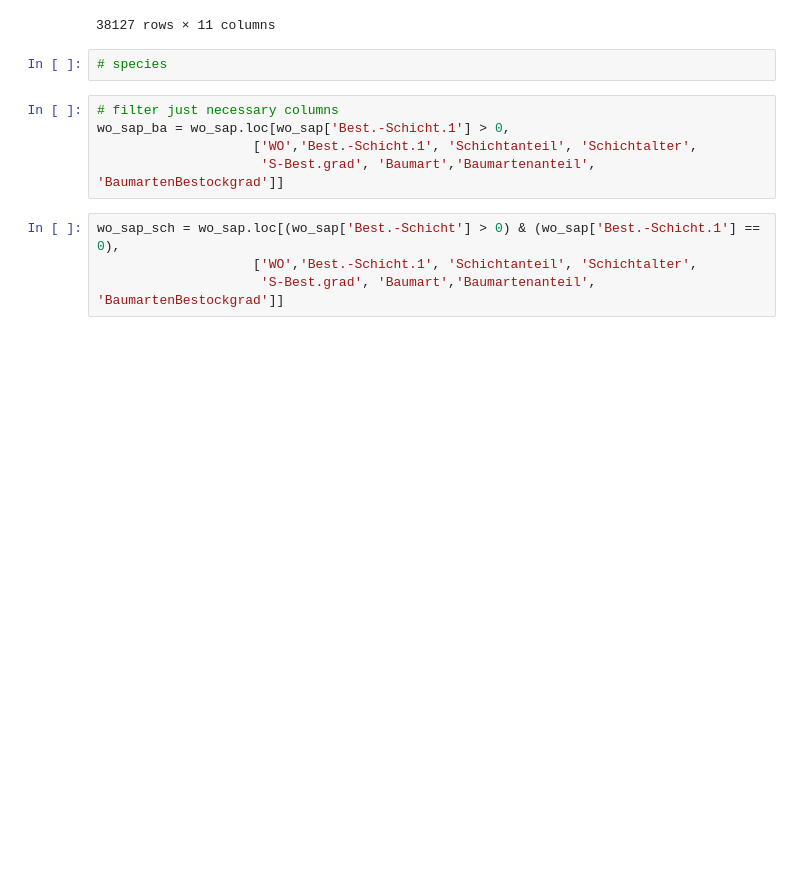
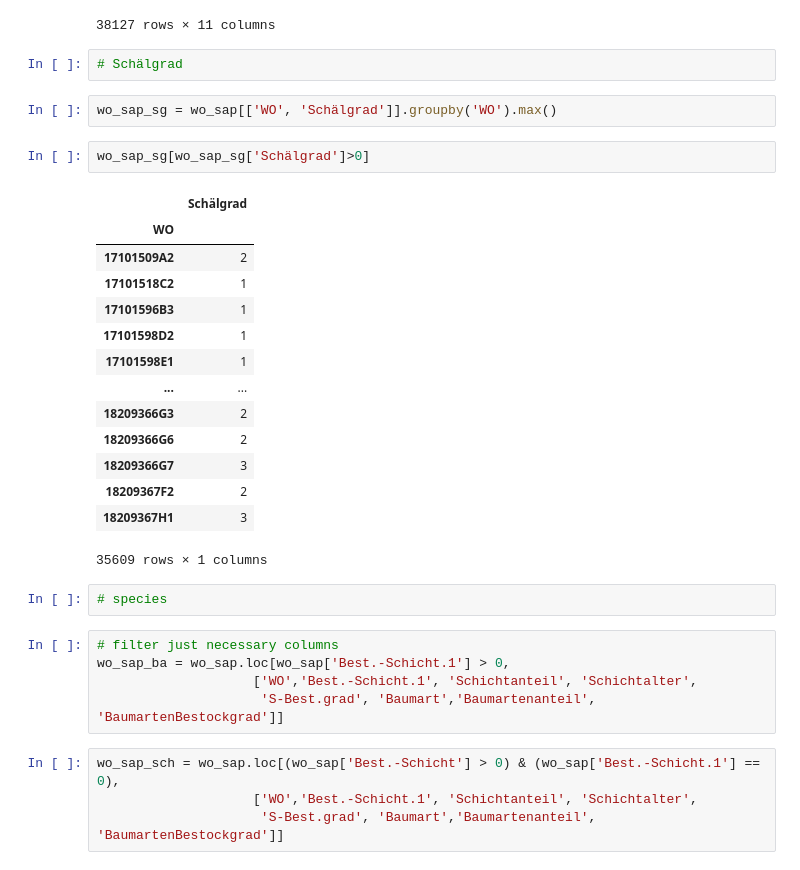
Before and after one commit to satlawa/edin_diss_geo, a Jupyter notebook: new/create_GIS_ground_truth_(vector)_test_verbiss.ipynb, the cells around one changed output. Cells and saved outputs as stored; diff of their text form; blank space fills up the shorter version.

```diff
--- a/new/create_GIS_ground_truth_(vector)_test_verbiss.ipynb
+++ b/new/create_GIS_ground_truth_(vector)_test_verbiss.ipynb
@@ -396,6 +424,27 @@ wo_sap_maf
 | 38125 | 18209367H2 | 0.6 | 0 | 20 | 20 | 2 | 1 | 1 | ... |
 | 38126 | 18209367H3 | 3.0 | 0 | 170 | 170 | 1 | 1 | 1 | ... |
 38127 rows × 11 columns
+# %%
+# Schälgrad
+# %%
+wo_sap_sg = wo_sap[['WO', 'Schälgrad']].groupby('WO').max()
+# %%
+wo_sap_sg[wo_sap_sg['Schälgrad']>0]
+# %% [output]
+|  | Schälgrad |
+| WO |  |
+| 17101509A2 | 2 |
+| 17101518C2 | 1 |
+| 17101596B3 | 1 |
+| 17101598D2 | 1 |
+| 17101598E1 | 1 |
+| ... | ... |
+| 18209366G3 | 2 |
+| 18209366G6 | 2 |
+| 18209366G7 | 3 |
+| 18209367F2 | 2 |
+| 18209367H1 | 3 |
+35609 rows × 1 columns
 # %%
 # species
 # %%
```
Also changed, not shown: parts of 6 cells of this notebook, 3 other files.
